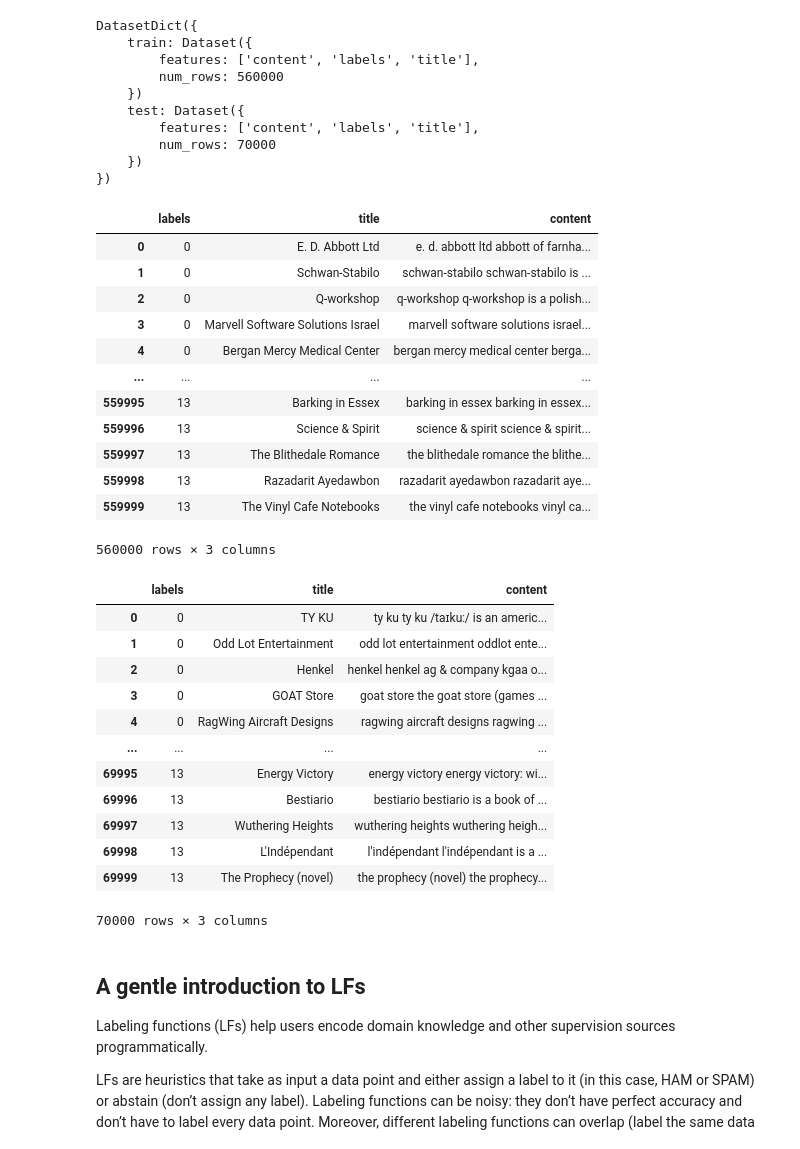
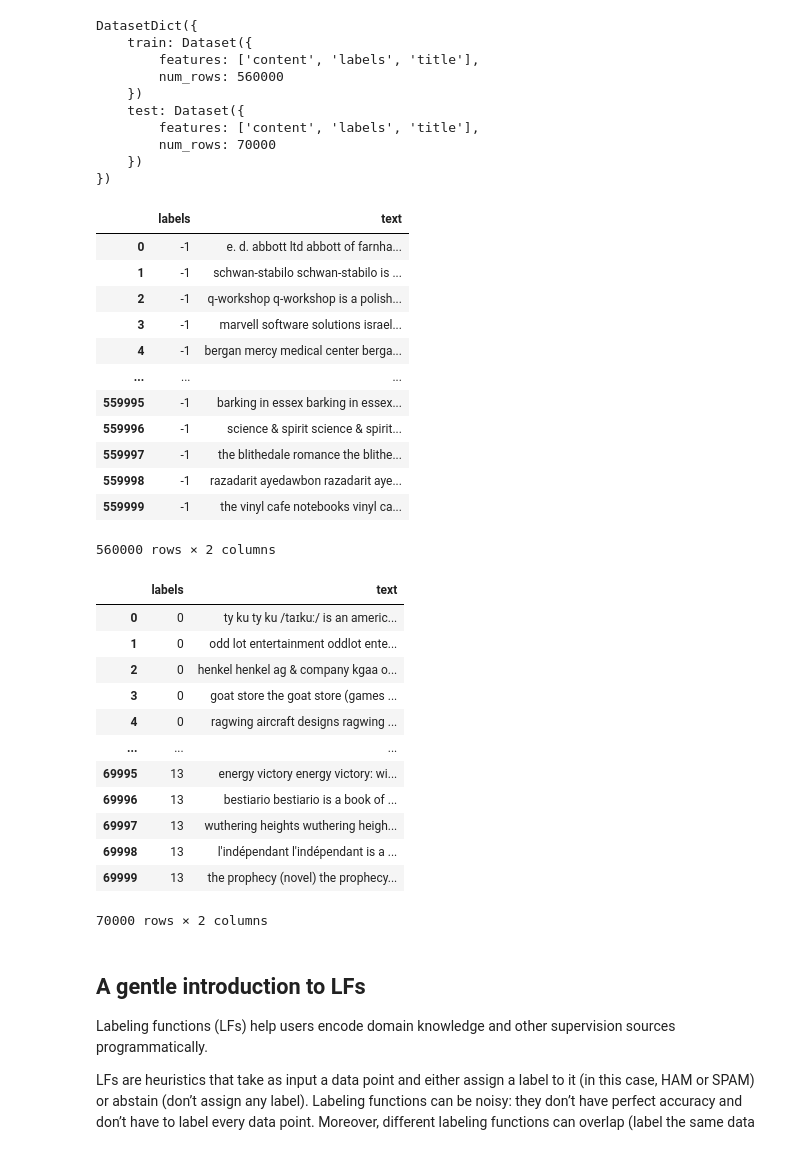
Before and after one commit to JayThibs/Weak-Supervised-Learning-Case-Study, a Jupyter notebook: text_classifier/notebooks/03_dbpedia_14_snorkel_dataset_labeling.ipynb, the cells around one changed output. Saved outputs shown, nothing was run; the diff lists cells and outputs as text; code cells hidden in the pictures.

Commit message:
Running labeler.

```diff
--- a/text_classifier/notebooks/03_dbpedia_14_snorkel_dataset_labeling.ipynb
+++ b/text_classifier/notebooks/03_dbpedia_14_snorkel_dataset_labeling.ipynb
@@ -20,7 +20,7 @@ Downloading and preparing dataset d_bpedia14/dbpedia_14 (download: 65.18 MiB, ge
 
 Dataset d_bpedia14 downloaded and prepared to /root/.cache/huggingface/datasets/d_bpedia14/dbpedia_14/2.0.0/7f0577ea0f4397b6b89bfe5c5f2c6b1b420990a1fc5e8538c7ab4ec40e46fa3e. Subsequent calls will reus ...
 # %%
-dbpedia_dataset = dbpedia_dataset.rename_column("label", "labels")
+# dbpedia_dataset = dbpedia_dataset.rename_column("label", "labels") # snorkel uses "label"
 # %%
 def merge_title_with_content(example):
     example["content"] = example["title"] + " " + example["content"]
@@ -41,50 +41,48 @@ DatasetDict({
     })
 })
 # %%
-data = {'labels': dbpedia_dataset['train']['labels'],
-        'title': dbpedia_dataset['train']['title'],
-        'content': dbpedia_dataset['train']['content']}
+data = {'labels': -1, # replacing with -1 because snorkel needs this for training set, for keyword creation use: dbpedia_dataset['train']['labels']
+        'text': dbpedia_dataset['train']['content']} # need to replace "content" with "text" for snorkel to work
 
 dbpedia_train_df = pd.DataFrame(data)
-dbpedia_train_df['content'] = dbpedia_train_df['content'].str.lower()
+dbpedia_train_df['text'] = dbpedia_train_df['text'].str.lower()
 dbpedia_train_df
 # %% [output]
-|  | labels | title | content |
-| 0 | 0 | E. D. Abbott Ltd | e. d. abbott ltd abbott of farnha... |
-| 1 | 0 | Schwan-Stabilo | schwan-stabilo schwan-stabilo is ... |
-| 2 | 0 | Q-workshop | q-workshop q-workshop is a polish... |
-| 3 | 0 | Marvell Software Solutions Israel | marvell software solutions israel... |
-| 4 | 0 | Bergan Mercy Medical Center | bergan mercy medical center berga... |
-| ... | ... | ... | ... |
-| 559995 | 13 | Barking in Essex | barking in essex barking in essex... |
-| 559996 | 13 | Science & Spirit | science & spirit science & spirit... |
-| 559997 | 13 | The Blithedale Romance | the blithedale romance the blithe... |
-| 559998 | 13 | Razadarit Ayedawbon | razadarit ayedawbon razadarit aye... |
-| 559999 | 13 | The Vinyl Cafe Notebooks | the vinyl cafe notebooks vinyl ca... |
+|  | labels | text |
+| 0 | -1 | e. d. abbott ltd abbott of farnha... |
+| 1 | -1 | schwan-stabilo schwan-stabilo is ... |
+| 2 | -1 | q-workshop q-workshop is a polish... |
+| 3 | -1 | marvell software solutions israel... |
+| 4 | -1 | bergan mercy medical center berga... |
+| ... | ... | ... |
+| 559995 | -1 | barking in essex barking in essex... |
+| 559996 | -1 | science & spirit science & spirit... |
+| 559997 | -1 | the blithedale romance the blithe... |
+| 559998 | -1 | razadarit ayedawbon razadarit aye... |
+| 559999 | -1 | the vinyl cafe notebooks vinyl ca... |
-560000 rows × 3 columns
+560000 rows × 2 columns
 # %%
 data = {'labels': dbpedia_dataset['test']['labels'],
-        'title': dbpedia_dataset['test']['title'],
-        'content': dbpedia_dataset['test']['content']}
+        'text': dbpedia_dataset['test']['content']} # need to replace "content" with "text" for snorkel to work
 
 dbpedia_test_df = pd.DataFrame(data)
 del data
-dbpedia_test_df['content'] = dbpedia_test_df['content'].str.lower()
+dbpedia_test_df['text'] = dbpedia_test_df['text'].str.lower()
 dbpedia_test_df
 # %% [output]
-|  | labels | title | content |
-| 0 | 0 | TY KU | ty ku ty ku /taɪkuː/ is an americ... |
-| 1 | 0 | Odd Lot Entertainment | odd lot entertainment oddlot ente... |
-| 2 | 0 | Henkel | henkel henkel ag & company kgaa o... |
-| 3 | 0 | GOAT Store | goat store the goat store (games ... |
-| 4 | 0 | RagWing Aircraft Designs | ragwing aircraft designs ragwing ... |
-| ... | ... | ... | ... |
-| 69995 | 13 | Energy Victory | energy victory energy victory: wi... |
-| 69996 | 13 | Bestiario | bestiario bestiario is a book of ... |
-| 69997 | 13 | Wuthering Heights | wuthering heights wuthering heigh... |
-| 69998 | 13 | L'Indépendant | l'indépendant l'indépendant is a ... |
-| 69999 | 13 | The Prophecy (novel) | the prophecy (novel) the prophecy... |
+|  | labels | text |
+| 0 | 0 | ty ku ty ku /taɪkuː/ is an americ... |
+| 1 | 0 | odd lot entertainment oddlot ente... |
+| 2 | 0 | henkel henkel ag & company kgaa o... |
+| 3 | 0 | goat store the goat store (games ... |
+| 4 | 0 | ragwing aircraft designs ragwing ... |
+| ... | ... | ... |
+| 69995 | 13 | energy victory energy victory: wi... |
+| 69996 | 13 | bestiario bestiario is a book of ... |
+| 69997 | 13 | wuthering heights wuthering heigh... |
+| 69998 | 13 | l'indépendant l'indépendant is a ... |
+| 69999 | 13 | the prophecy (novel) the prophecy... |
-70000 rows × 3 columns
+70000 rows × 2 columns
 # %% [markdown]
 ## A gentle introduction to LFs
 
```
Also changed, not shown: parts of 9 cells of this notebook.
